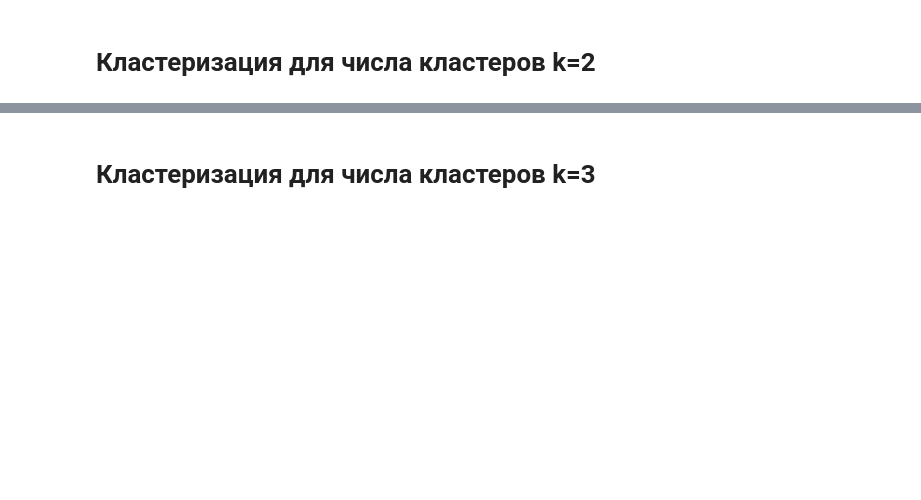
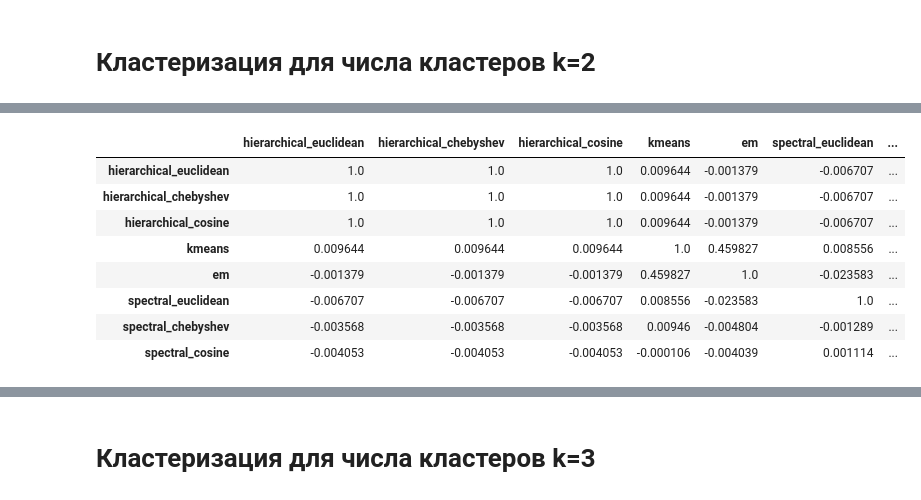
Before and after one commit to Vladislav-Kanev/Clustering_lab2, a Jupyter notebook: report.ipynb, the cells around one changed output, grey strips where cells are left out. Cells and saved outputs as stored; diff of their text form; code cells hidden in the pictures; blank space fills up the shorter version.

```diff
--- a/report.ipynb
+++ b/report.ipynb
@@ -207,0 +224,12 @@ clusterization_k2 = {
+# %%
+calculate_rand_index(clusterization_k2['data_x'], adjusted_rand_score)
+# %% [output]
+|  | hierarchical_euclidean | hierarchical_chebyshev | hierarchical_cosine | kmeans | em | spectral_euclidean | ... |
+| hierarchical_euclidean | 1.0 | 1.0 | 1.0 | 0.009644 | -0.001379 | -0.006707 | ... |
+| hierarchical_chebyshev | 1.0 | 1.0 | 1.0 | 0.009644 | -0.001379 | -0.006707 | ... |
+| hierarchical_cosine | 1.0 | 1.0 | 1.0 | 0.009644 | -0.001379 | -0.006707 | ... |
+| kmeans | 0.009644 | 0.009644 | 0.009644 | 1.0 | 0.459827 | 0.008556 | ... |
+| em | -0.001379 | -0.001379 | -0.001379 | 0.459827 | 1.0 | -0.023583 | ... |
+| spectral_euclidean | -0.006707 | -0.006707 | -0.006707 | 0.008556 | -0.023583 | 1.0 | ... |
+| spectral_chebyshev | -0.003568 | -0.003568 | -0.003568 | 0.00946 | -0.004804 | -0.001289 | ... |
+| spectral_cosine | -0.004053 | -0.004053 | -0.004053 | -0.000106 | -0.004039 | 0.001114 | ... |
```
Also changed, not shown: parts of 13 cells of this notebook, 1 other file.
